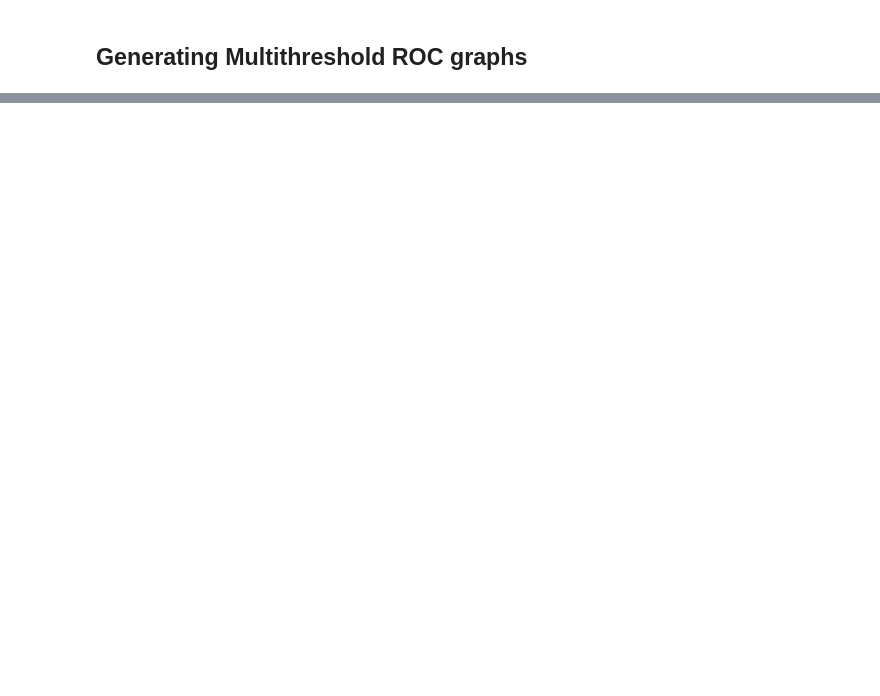
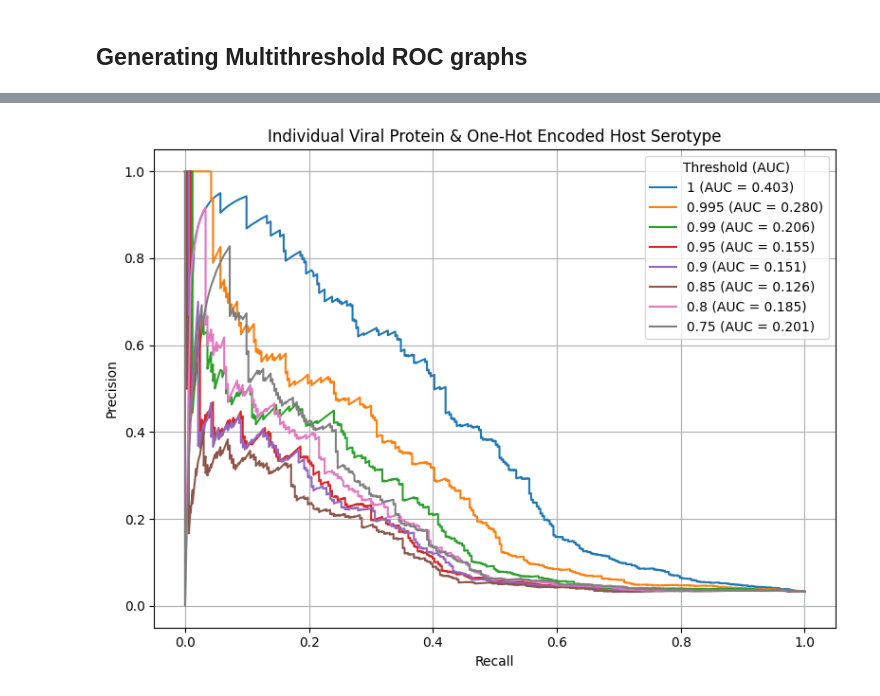
Before and after one commit to FumaNet/TheKeyMotif, a Jupyter notebook: Graphs/auc_graphs.ipynb, the cells around one changed output, grey strips where cells are left out. Drawn from its saved outputs; the diff is of its cells as text; code cells hidden in the pictures; blank space fills up the shorter version.

```diff
--- a/Graphs/auc_graphs.ipynb
+++ b/Graphs/auc_graphs.ipynb
@@ -54,57 +56,41 @@ plt.show()
 # %%
-from sklearn.metrics import roc_auc_score, auc, precision_recall_curve, roc_curve
+from sklearn.metrics import precision_recall_curve, auc
 import matplotlib.pyplot as plt
-import pandas as pd
 import pickle
 
-with open("../Results/0_original_replica.pkl", 'rb') as f:
+# Load the AUC data
+with open("../Results/3_AUCs_max_max_sero.pkl", 'rb') as f:
     loaded_data = pickle.load(f)
 
 # .pkl paths:
 # "0_AUCs_original_replica.pkl"                   - Replicating the original results after splitting the individual proteins, then re-averaging them
 # "1_AUCs_max_max.pkl"                            - Maximum scores among protein-protein pairs
 # "2_AUCs_max_max_original_sero.pkl"              - Replicating the original results, but using One-Hot Encoded serotypes instead of bacterial proteins
 # "3_AUCs_max_max_sero.pkl"                       - Combining the previous two approaches: individual viral RBPs and One-Hot Encoded serotypes for bacterial proteins
 # "4_AUCs_motif_focus_increased.pkl"              - Motif-containing RBPs and viruses that only express one RBP as positives
-# "5_AUCs_motif_focus.pkl"                        - Motif-containing RBPs only as positives
+# "5_AUCs_motif_focus.pkl"
 
-threshold = [1, 0.995, 0.99, 0.95, 0.90, 0.85, 0.80, 0.75]
+# Corresponding LOGO similarity thresholds
+thresholds = [1, 0.995, 0.99, 0.95, 0.90, 0.85, 0.80, 0.75]
 
+# Create the PR plot
+plt.figure(figsize=(8, 6))
 
-# Loop through all data points and plot them on the same figure
-for num, el in enumerate(loaded_data):
-    thresh = threshold[num]
+for i, el in enumerate(loaded_data):
     labels = el[0]
     scores = el[1]
 
-    # Compute ROC curve and ROC AUC
-    fpr, tpr, _ = roc_curve(labels, scores)
-    roc_auc = auc(fpr, tpr)
-
-    # Compute Precision-Recall curve and AUC-PR
     precision, recall, _ = precision_recall_curve(labels, scores)
     pr_auc = auc(recall, precision)
 
-    break
+    plt.plot(recall, precision, label=f"{thresholds[i]} (AUC = {pr_auc:.3f})")
 
-# Plot both curves
-fig, (ax1, ax2) = plt.subplots(1, 2, figsize=(14, 6))
-
-# ROC curve plot
-ax1.plot(fpr, tpr, label=f"AUC-ROC = {roc_auc:.3f}")
-ax1.set_title("ROC Curve")
-ax1.set_xlabel("False Positive Rate")
-ax1.set_ylabel("True Positive Rate")
-ax1.grid(True)
-ax1.legend()
-
-# PR curve plot
-ax2.plot(recall, precision, label=f"AUC-PR = {pr_auc:.3f}", color="orange")
-ax2.set_title("Precision-Recall Curve")
-ax2.set_xlabel("Recall")
-ax2.set_ylabel("Precision")
-ax2.grid(True)
-ax2.legend()
-
+plt.xlabel("Recall")
+plt.ylabel("Precision")
+plt.title("Individual Viral Protein & One-Hot Encoded Host Serotype")
+plt.legend(title="Threshold (AUC)", loc='upper right')
+plt.grid(True)
 plt.tight_layout()
 plt.show()
+# %% [output]
+[figure, added]
```
Also changed, not shown: parts of 3 cells of this notebook, 4 other files.
